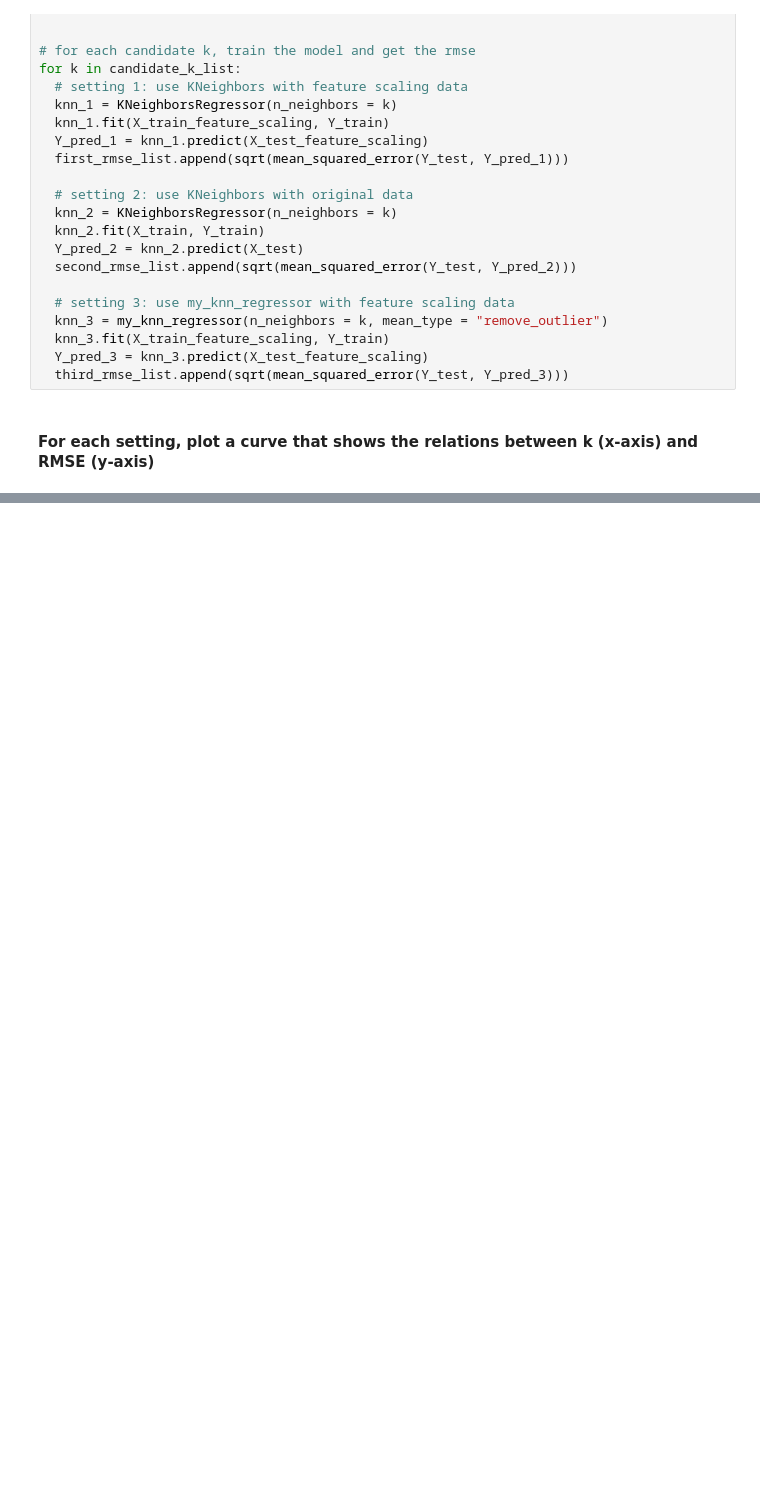
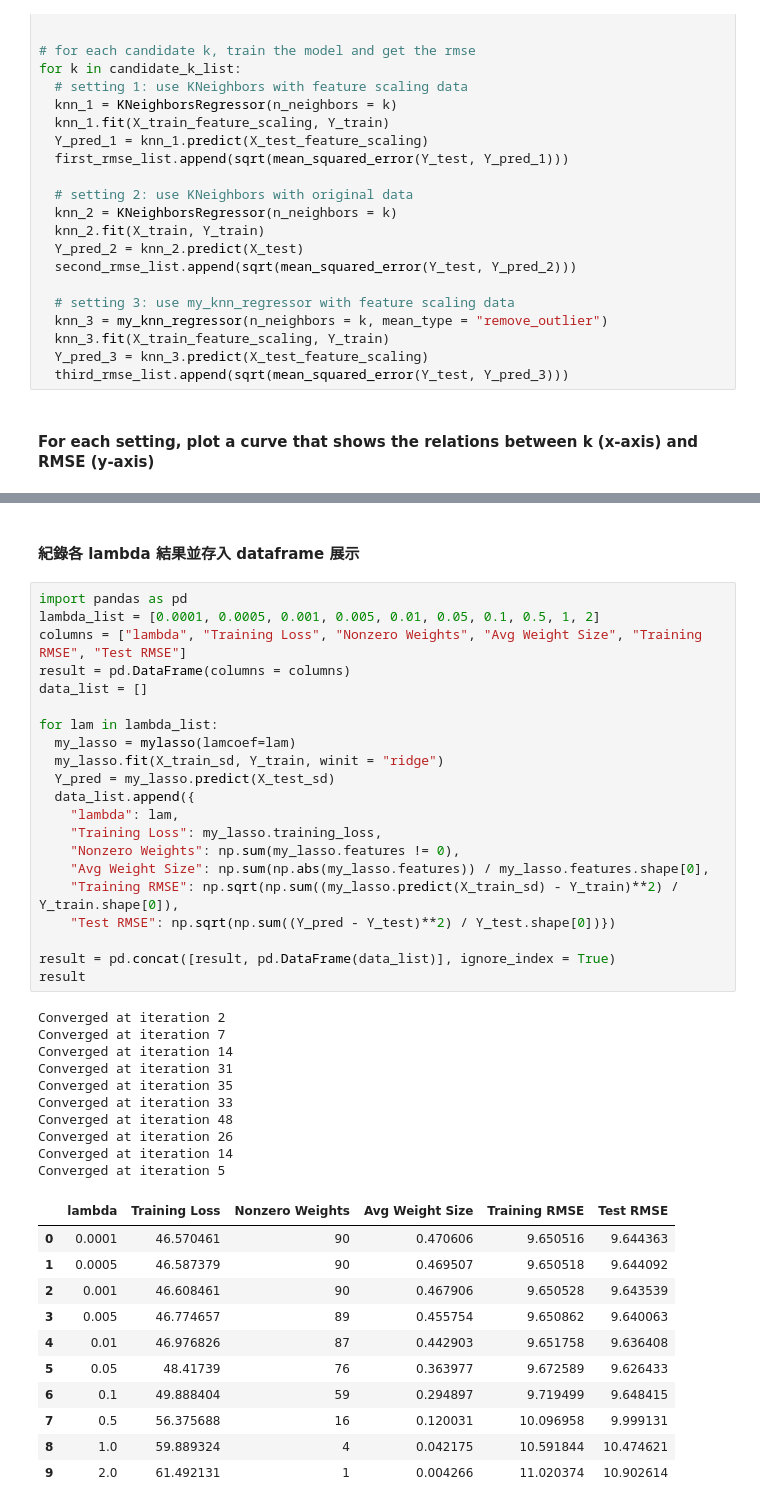
Before and after one commit to Brian-Konr/statistical-learning-IM5056, a Jupyter notebook: hw1/hw1_b08705038.ipynb, the cells around one changed output, grey strips where cells are left out. Drawn from its saved outputs; the diff is of its cells as text; blank space fills up the shorter version.

```diff
--- a/hw1/hw1_b08705038.ipynb
+++ b/hw1/hw1_b08705038.ipynb
@@ -224,0 +395,45 @@ Y_test = msd_data['Y_test']
+# %% [markdown]
+#### 紀錄各 lambda 結果並存入 dataframe 展示
+# %%
+import pandas as pd
+lambda_list = [0.0001, 0.0005, 0.001, 0.005, 0.01, 0.05, 0.1, 0.5, 1, 2]
+columns = ["lambda", "Training Loss", "Nonzero Weights", "Avg Weight Size", "Training RMSE", "Test RMSE"]
+result = pd.DataFrame(columns = columns)
+data_list = []
+
+for lam in lambda_list:
+  my_lasso = mylasso(lamcoef=lam)
+  my_lasso.fit(X_train_sd, Y_train, winit = "ridge")
+  Y_pred = my_lasso.predict(X_test_sd)
+  data_list.append({
+    "lambda": lam,
+    "Training Loss": my_lasso.training_loss,
+    "Nonzero Weights": np.sum(my_lasso.features != 0),
+    "Avg Weight Size": np.sum(np.abs(my_lasso.features)) / my_lasso.features.shape[0],
+    "Training RMSE": np.sqrt(np.sum((my_lasso.predict(X_train_sd) - Y_train)**2) / Y_train.shape[0]),
+    "Test RMSE": np.sqrt(np.sum((Y_pred - Y_test)**2) / Y_test.shape[0])})
+
+result = pd.concat([result, pd.DataFrame(data_list)], ignore_index = True)
+result
+# %% [output]
+Converged at iteration 2
+Converged at iteration 7
+Converged at iteration 14
+Converged at iteration 31
+Converged at iteration 35
+Converged at iteration 33
+Converged at iteration 48
+Converged at iteration 26
+Converged at iteration 14
+Converged at iteration 5
+|  | lambda | Training Loss | Nonzero Weights | Avg Weight Size | Training RMSE | Test RMSE |
+| 0 | 0.0001 | 46.570461 | 90 | 0.470606 | 9.650516 | 9.644363 |
+| 1 | 0.0005 | 46.587379 | 90 | 0.469507 | 9.650518 | 9.644092 |
+| 2 | 0.001 | 46.608461 | 90 | 0.467906 | 9.650528 | 9.643539 |
+| 3 | 0.005 | 46.774657 | 89 | 0.455754 | 9.650862 | 9.640063 |
+| 4 | 0.01 | 46.976826 | 87 | 0.442903 | 9.651758 | 9.636408 |
+| 5 | 0.05 | 48.41739 | 76 | 0.363977 | 9.672589 | 9.626433 |
+| 6 | 0.1 | 49.888404 | 59 | 0.294897 | 9.719499 | 9.648415 |
+| 7 | 0.5 | 56.375688 | 16 | 0.120031 | 10.096958 | 9.999131 |
+| 8 | 1.0 | 59.889324 | 4 | 0.042175 | 10.591844 | 10.474621 |
+| 9 | 2.0 | 61.492131 | 1 | 0.004266 | 11.020374 | 10.902614 |
```
Also changed, not shown: parts of 18 cells of this notebook.
